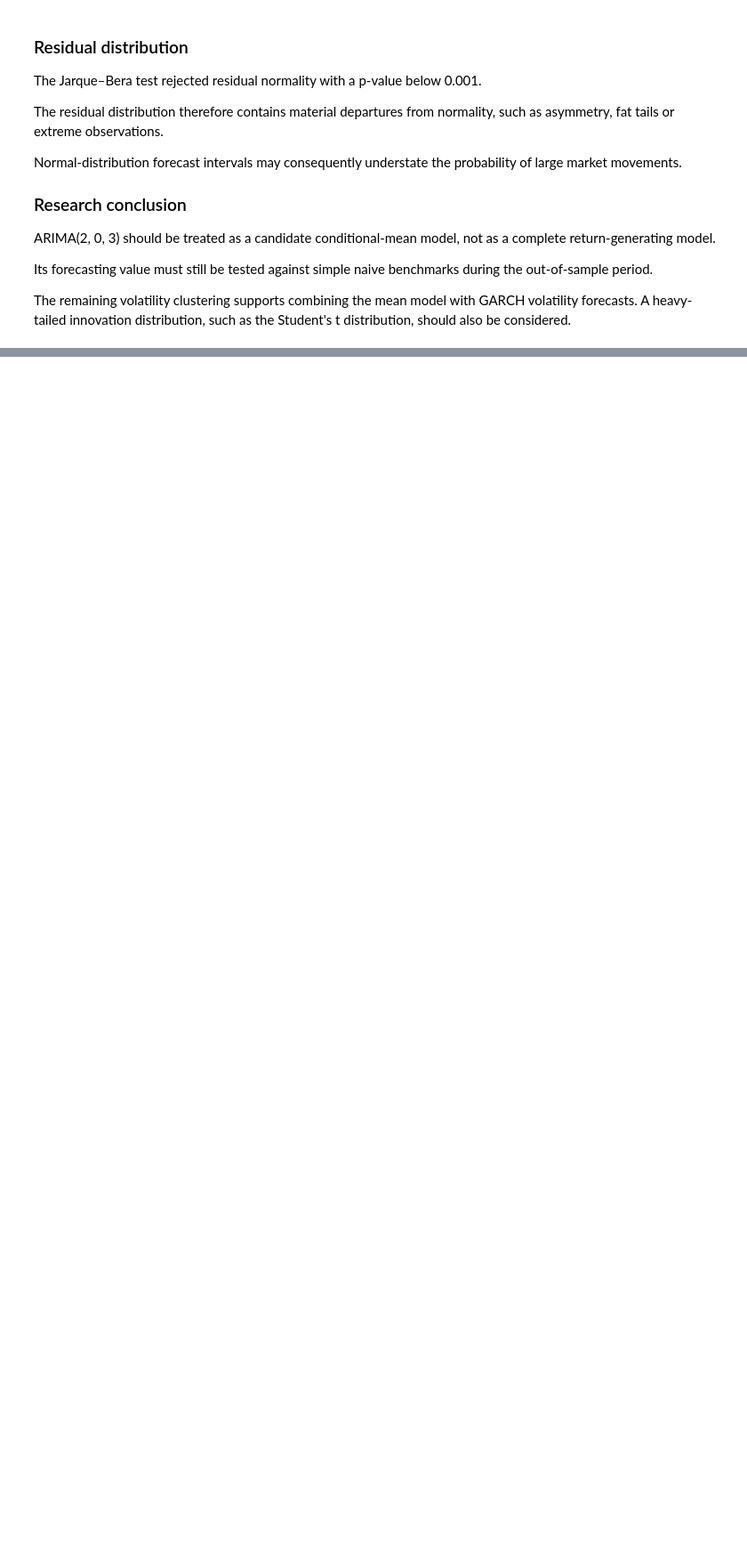
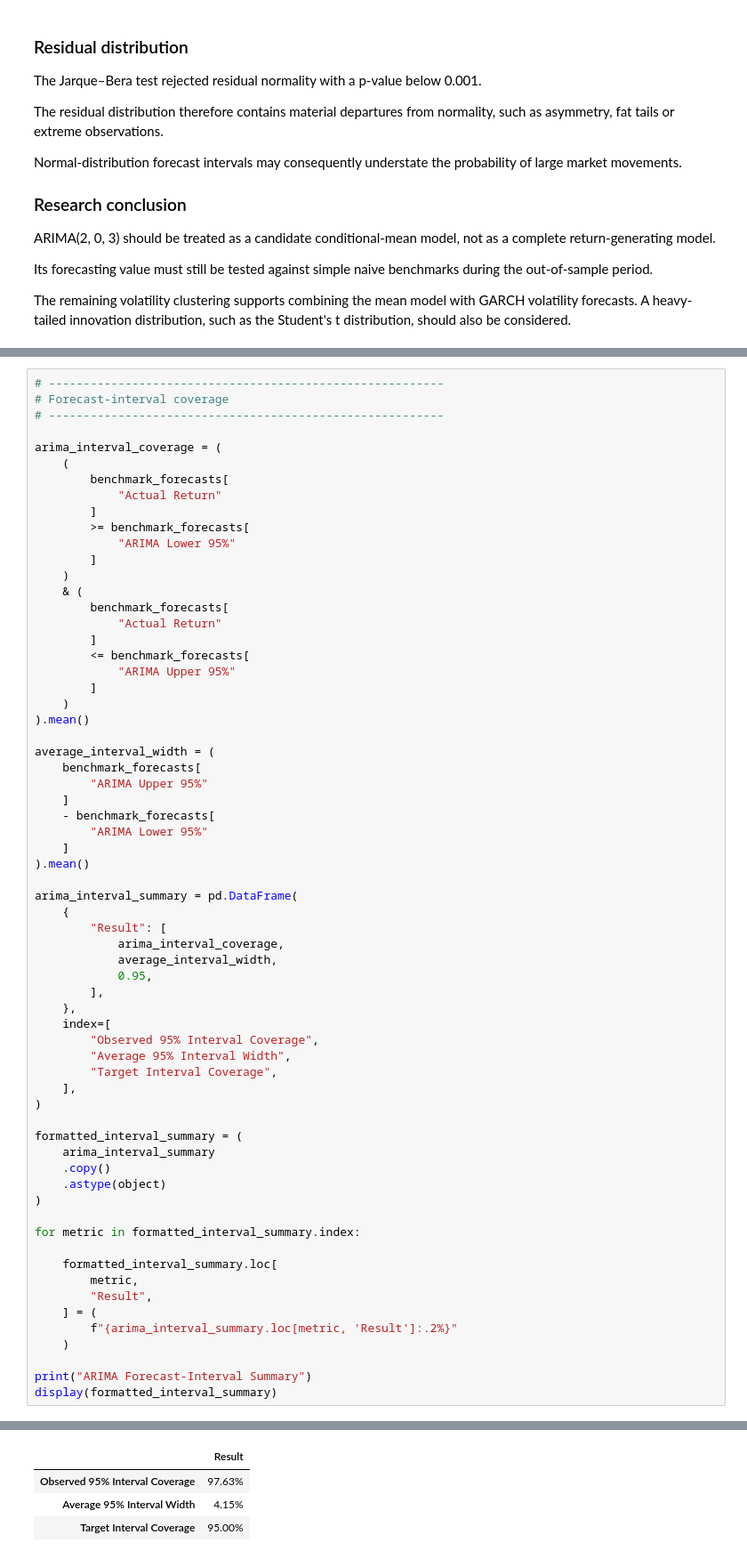
Before and after one commit to Rohil121/bharat-portfolio-lab, a Jupyter notebook: notebooks/04_forecasting_risk_models.ipynb, the cells around one changed output, grey strips where cells are left out. Shown at 89% size. Drawn from its saved outputs; the diff is of its cells as text; blank space fills up the shorter version.

Commit message:
Evaluate ARIMA forecasts against naive benchmarks

```diff
--- a/notebooks/04_forecasting_risk_models.ipynb
+++ b/notebooks/04_forecasting_risk_models.ipynb
@@ -1157,0 +1477,66 @@ such as the Student's t distribution, should also be considered.
+# %%
+# ---------------------------------------------------------
+# Forecast-interval coverage
+# ---------------------------------------------------------
+
+arima_interval_coverage = (
+    (
+        benchmark_forecasts[
+            "Actual Return"
+        ]
+        >= benchmark_forecasts[
+            "ARIMA Lower 95%"
+        ]
+    )
+    & (
+        benchmark_forecasts[
+            "Actual Return"
+        ]
+        <= benchmark_forecasts[
+            "ARIMA Upper 95%"
+        ]
+    )
+).mean()
+
+average_interval_width = (
+    benchmark_forecasts[
+        "ARIMA Upper 95%"
+    ]
+    - benchmark_forecasts[
+        "ARIMA Lower 95%"
+    ]
+).mean()
+
+arima_interval_summary = pd.DataFrame(
+    {
+        "Result": [
+            arima_interval_coverage,
+            average_interval_width,
+            0.95,
+        ],
+    },
+    index=[
+        "Observed 95% Interval Coverage",
+        "Average 95% Interval Width",
+        "Target Interval Coverage",
+    ],
+)
+
+formatted_interval_summary = (
+    arima_interval_summary
+    .copy()
+    .astype(object)
+)
+
+for metric in formatted_interval_summary.index:
+
+    formatted_interval_summary.loc[
+        metric,
+        "Result",
+    ] = (
+        f"{arima_interval_summary.loc[metric, 'Result']:.2%}"
+    )
+
+print("ARIMA Forecast-Interval Summary")
+display(formatted_interval_summary)
+# %% [output]
@@ -1157,0 +1544,4 @@ such as the Student's t distribution, should also be considered.
+|  | Result |
+| Observed 95% Interval Coverage | 97.63% |
+| Average 95% Interval Width | 4.15% |
+| Target Interval Coverage | 95.00% |
```
Also changed, not shown: parts of 4 cells of this notebook.
